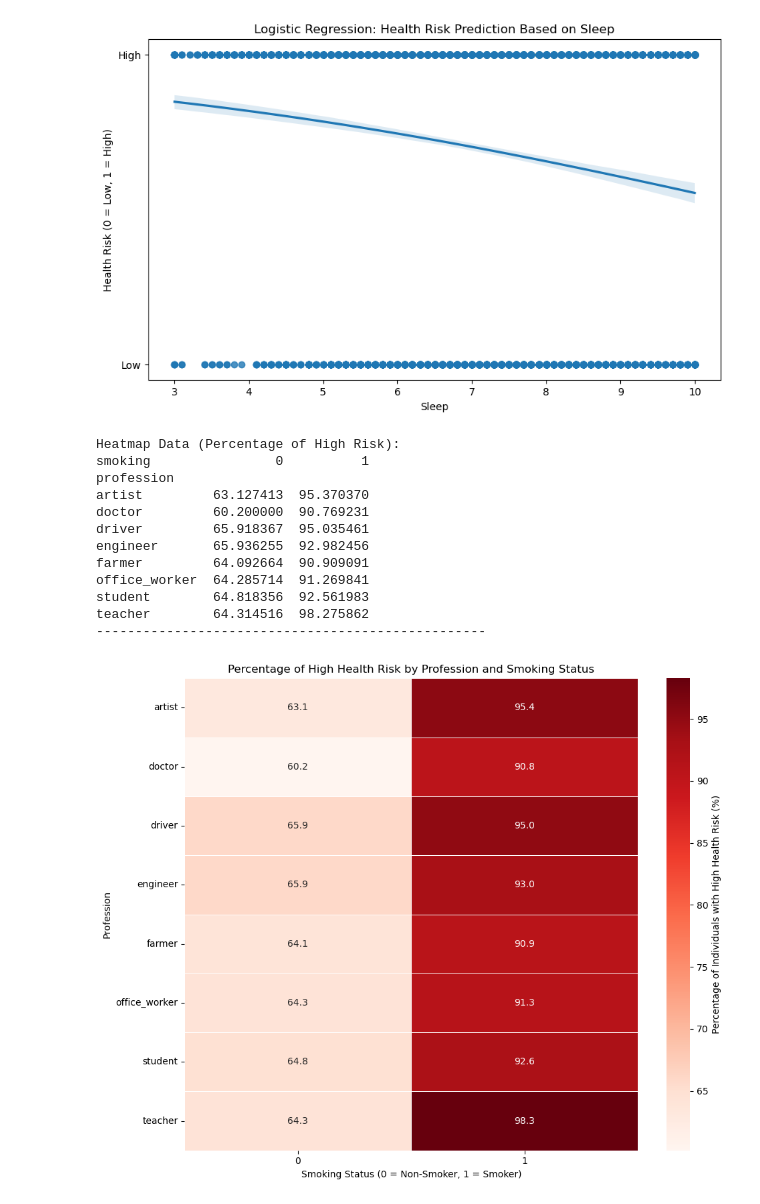
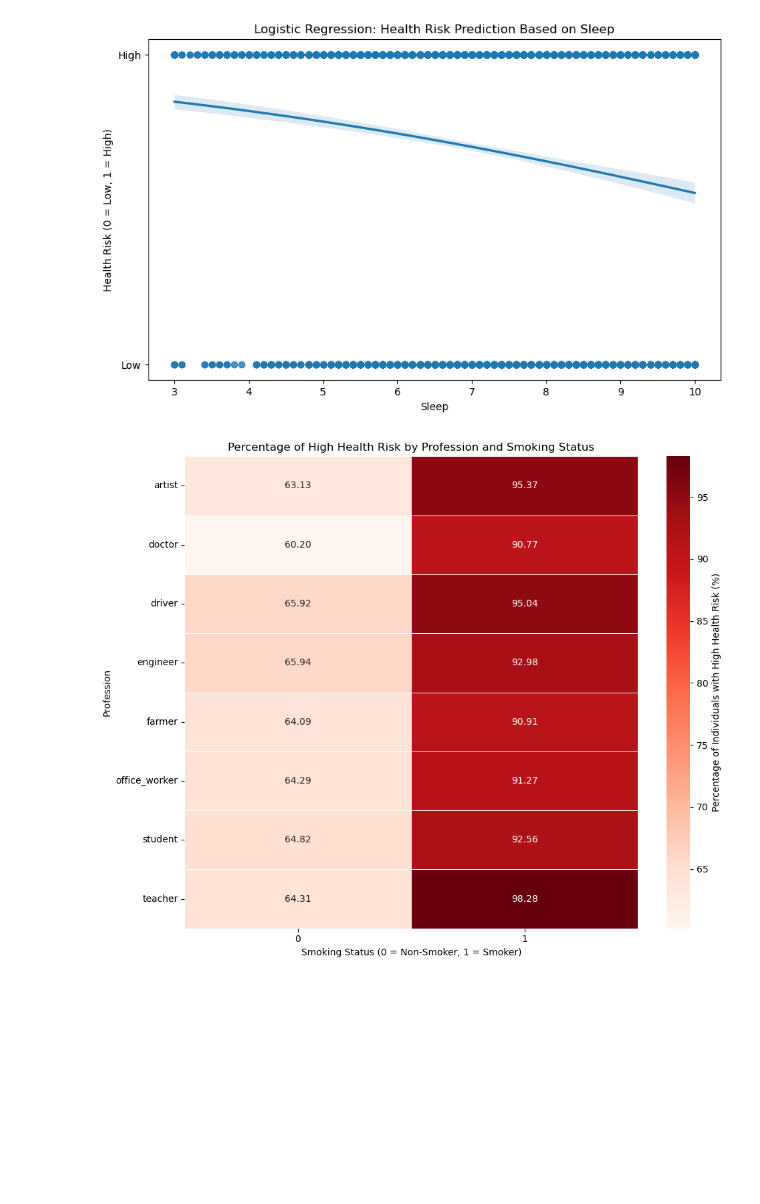
Before and after one commit to MyleeCS/Lifestyle-and-Health-Risk-EDA, a Jupyter notebook: lifestyle-and-health-risk-eda.ipynb, the cells around one changed output. Drawn from its saved outputs; the diff is of its cells as text; code cells hidden in the pictures; blank space fills up the shorter version.

Commit message:
Data preprocessing

```diff
--- a/lifestyle-and-health-risk-eda.ipynb
+++ b/lifestyle-and-health-risk-eda.ipynb
@@ -138,9 +138,19 @@ plt.show()
 # %% [output]
 [figure]
 # %%
-# Map health_risk to binary: 1 if 'high' (case-insensitive), else 0
-df['health_risk'] = df['health_risk'].astype(str).str.lower().apply(lambda x: 1 if 'high' in x else 0)
-# Show counts and a small preview to verify mapping
-print('health_risk value counts:')
-print(df['health_risk'].value_counts())
+# Data Preprocessing
+df['health_risk'] = df['health_risk'].apply(lambda x: 1 if 'high' in x else 0)
+df['smoking'] = df['smoking'].apply(lambda x: 1 if x == 'yes' else 0)
+df['alcohol'] = df['alcohol'].apply(lambda x: 1 if x == 'yes' else 0)
+df['profession'] = df['profession'].astype('category')
+df['married'] = df['married'].apply(lambda x: 1 if x == 'yes' else 0)
+
+# Define ordinal data type
+ordinal_data = ['none', 'low', 'medium', 'high']
+rating_dtype = pd.CategoricalDtype(categories=ordinal_data, ordered=True)
+df['sugar_intake'] = df['sugar_intake'].astype(rating_dtype)
+df['exercise'] = df['exercise'].astype(rating_dtype)
+
+# Check the changes
+df.info()
 # %% [output]
@@ -197,45 +214,33 @@ df['profession'] = df['profession'].astype('category')
 # %%
 # Create a crosstab to calculate the mean health risk for each profession and smoking status
-profession_smoking = pd.crosstab(df['profession'], df['smoking'], df['health_risk'], aggfunc='mean', dropna=False)
+profession_smoking = pd.crosstab([df['profession'], df['smoking']], df['health_risk'])
 profession_smoking['Total'] = profession_smoking.sum(axis=1)
 profession_smoking['High_Risk_Percentage'] = (profession_smoking.get(1, 0) / profession_smoking['Total'])
 
 # Prepare data for heatmap
-heatmap_data = profession_smoking[[0, 1]] * 100
+heatmap_data = profession_smoking['High_Risk_Percentage'].unstack()*100
 
 # Plot the heatmap
 plt.figure(figsize=(10, 8)) # Adjusted size slightly for better fit
 sns.heatmap(
     heatmap_data,
     annot=True,
-    fmt='.1f', # Display as percentage with one decimal place (e.g., 63.1)
+    fmt='.2f', # Display as percentage with one decimal place (e.g., 63.1)
     cmap='Reds',
     linewidths=.5,
     linecolor='white',
     cbar_kws={'label': 'Percentage of Individuals with High Health Risk (%)'}
 )
 
 # Customize the axis labels and title
 plt.xlabel('Smoking Status (0 = Non-Smoker, 1 = Smoker)')
 plt.ylabel('Profession')
 plt.title('Percentage of High Health Risk by Profession and Smoking Status')
 plt.xticks(rotation=0)
 plt.yticks(rotation=0)
 plt.tight_layout()
 plt.show()
 # %% [output]
-Heatmap Data (Percentage of High Risk):
-smoking                0          1
-profession
-artist         63.127413  95.370370
-doctor         60.200000  90.769231
-driver         65.918367  95.035461
-engineer       65.936255  92.982456
-farmer         64.092664  90.909091
-office_worker  64.285714  91.269841
-student        64.818356  92.561983
-teacher        64.314516  98.275862
---------------------------------------------------
-[figure, old version]
+[figure, new version]
 # %%
 # Create a crosstab to calculate the mean health risk for each profession and smoking status
```
Also changed, not shown: parts of 3 cells of this notebook.
